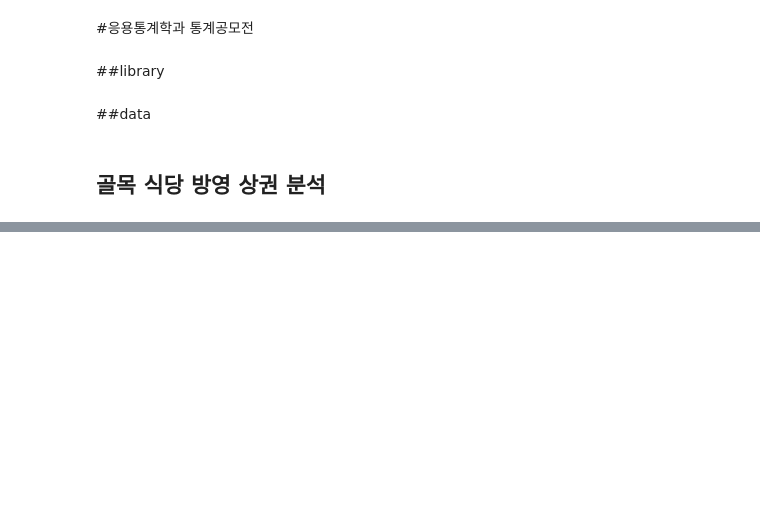
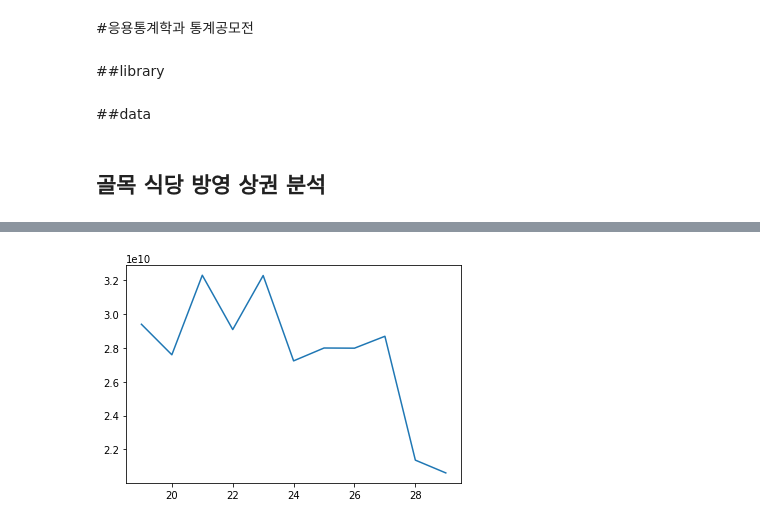
Before and after one commit to WhalepigJun/Competition_CAUST, a Jupyter notebook: st_eda.ipynb, the cells around one changed output, grey strips where cells are left out. Cells and saved outputs as stored; diff of their text form; code cells hidden in the pictures; blank space fills up the shorter version.

```diff
--- a/st_eda.ipynb
+++ b/st_eda.ipynb
@@ -37,0 +87,7 @@ f_pop = pd.read_csv("/content/drive/My Drive/Colab Notebooks/응통
+# %%
+# 방송 방영 2018년 12월(4분기) : 23번째 데이터
+# 즉, 전년 동월(동분기)부터 현재까지 : 19번째부터~현재
+plt.plot(rdf.thsmon_selng_amt[19:])
+plt.show()
+# %% [output]
+[figure, added]
```
Also changed, not shown: parts of 35 cells of this notebook.
